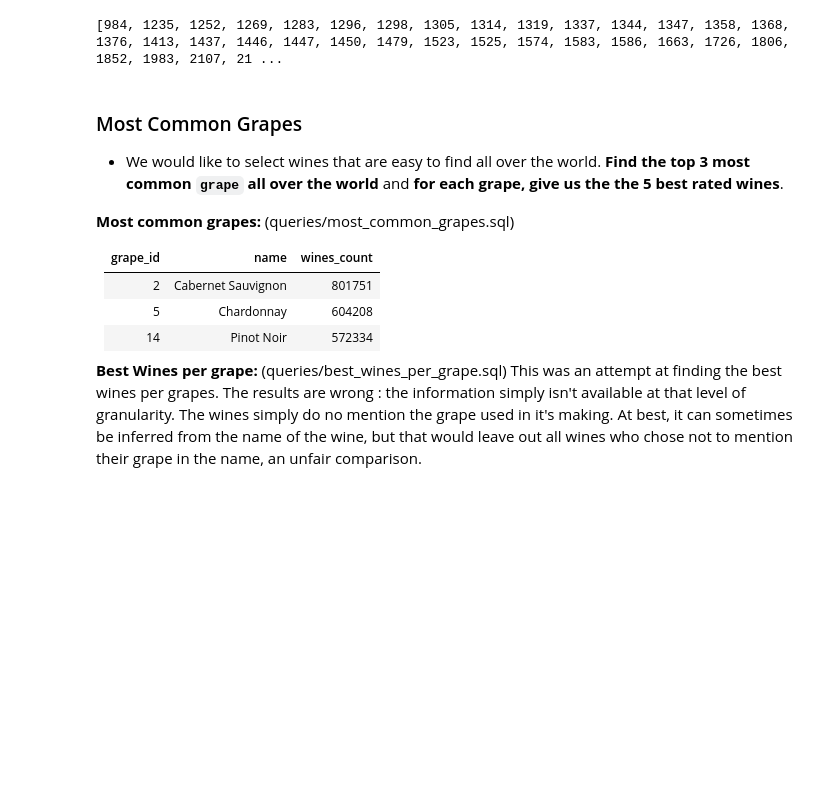
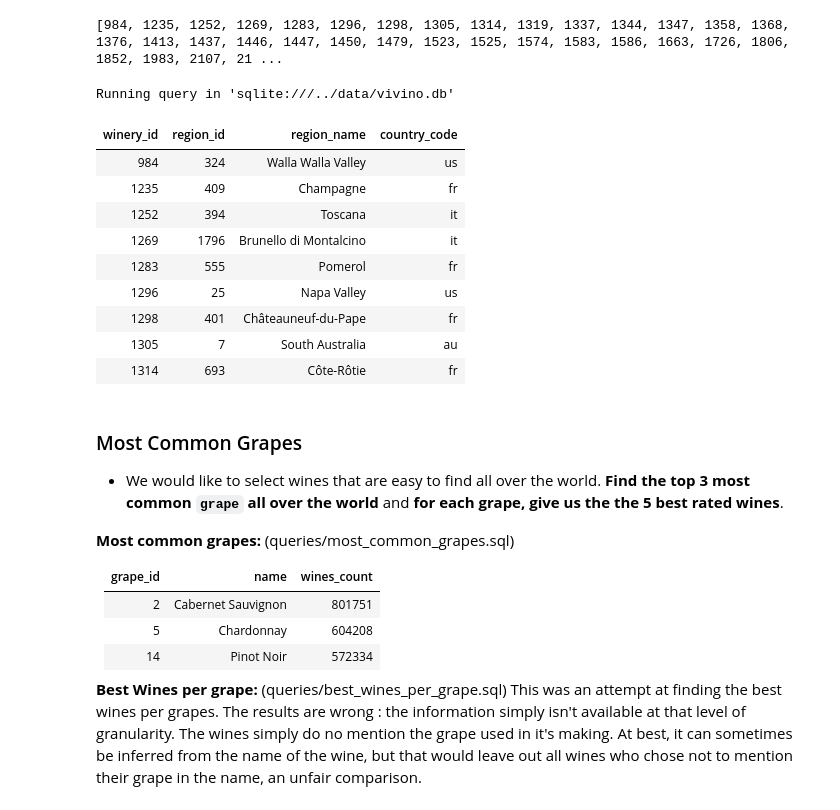
Before and after one commit to JanKazimir/vivinodb, a Jupyter notebook: notebooks/analysis.ipynb, the cells around one changed output. Cells and saved outputs as stored; diff of their text form; code cells hidden in the pictures; blank space fills up the shorter version.

```diff
--- a/notebooks/analysis.ipynb
+++ b/notebooks/analysis.ipynb
@@ -423,6 +424,26 @@ best_wineries = df["winery_id"].to_list()
 print(best_wineries) # -->  Best Bang for buck Wineries id's:  984, 1235, 1252, 1269, 1283, 1296, 1298, 1305, 1314,
 # %% [output]
 [984, 1235, 1252, 1269, 1283, 1296, 1298, 1305, 1314, 1319, 1337, 1344, 1347, 1358, 1368, 1376, 1413, 1437, 1446, 1447, 1450, 1479, 1523, 1525, 1574, 1583, 1586, 1663, 1726, 1806, 1852, 1983, 2107, 21 ...
+# %%
+%%sql
+SELECT winery_id, region_id,  regions.name AS region_name, regions.country_code
+FROM wines
+JOIN regions on wines.region_id = regions.id
+
+WHERE winery_id IN (984, 1235, 1252, 1269, 1283, 1296, 1298, 1305, 1314)
+GROUP BY winery_id
+# %% [output]
+Running query in 'sqlite:///../data/vivino.db'
+| winery_id | region_id | region_name | country_code |
+| 984 | 324 | Walla Walla Valley | us |
+| 1235 | 409 | Champagne | fr |
+| 1252 | 394 | Toscana | it |
+| 1269 | 1796 | Brunello di Montalcino | it |
+| 1283 | 555 | Pomerol | fr |
+| 1296 | 25 | Napa Valley | us |
+| 1298 | 401 | Châteauneuf-du-Pape | fr |
+| 1305 | 7 | South Australia | au |
+| 1314 | 693 | Côte-Rôtie | fr |
 # %% [markdown]
 ### Most Common Grapes
 - We would like to select wines that are easy to find all over the world. **Find the top 3 most common `grape` all over the world** and **for each grape, give us the the 5 best rated wines**.
```
Also changed, not shown: parts of 2 cells of this notebook, 1 other file.
